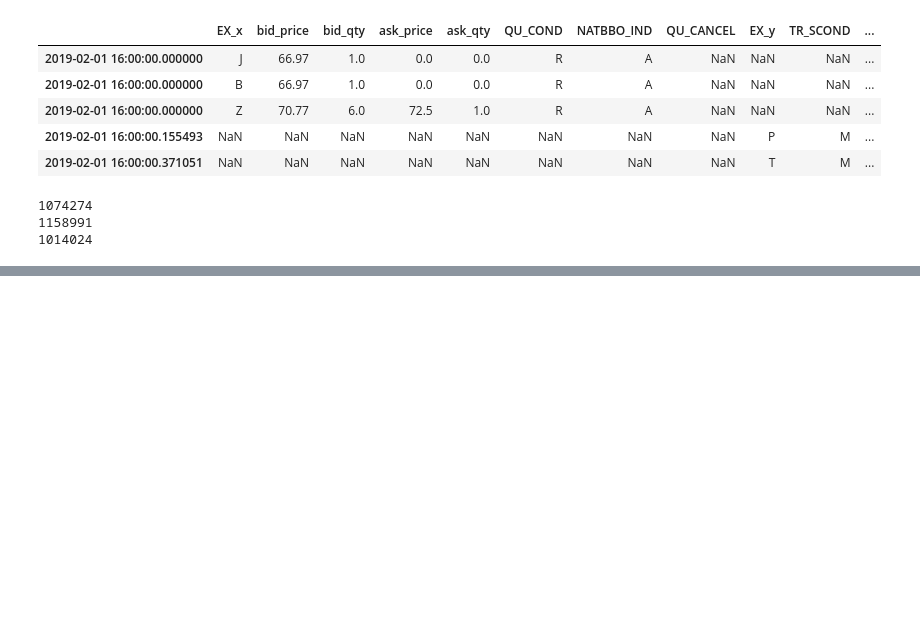
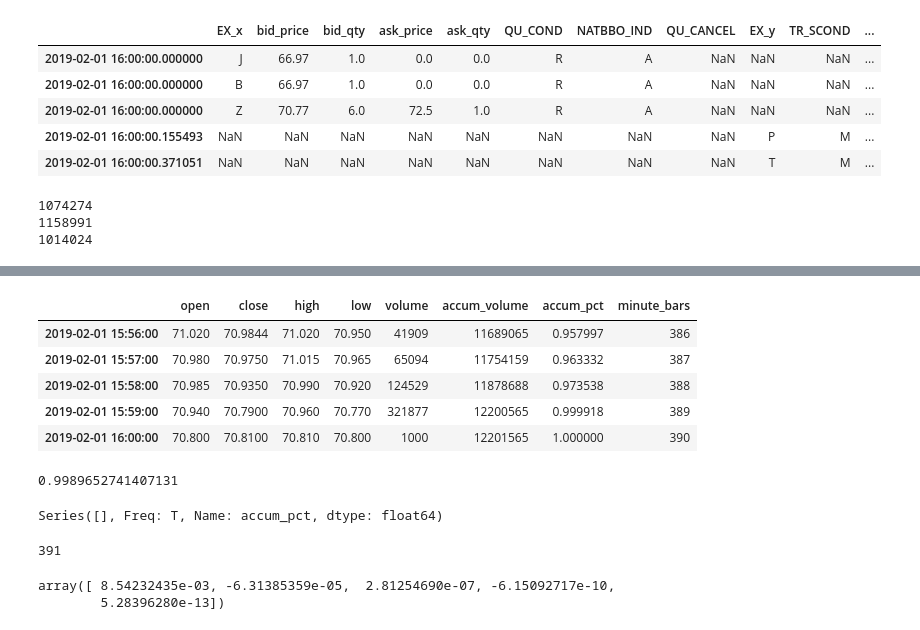
Before and after one commit to franklili3/Python-for-Finance-Engineering, a Jupyter notebook: homework4/homework4.ipynb, the cells around one changed output, grey strips where cells are left out. Cells and saved outputs as stored; diff of their text form; code cells hidden in the pictures; blank space fills up the shorter version.

```diff
--- a/homework4/homework4.ipynb
+++ b/homework4/homework4.ipynb
@@ -102,0 +150,9 @@ print(len(quotes))
+# %%
+minute_data.tail()
+# %% [output]
+|  | open | close | high | low | volume | accum_volume | accum_pct | minute_bars |
+| 2019-02-01 15:56:00 | 71.020 | 70.9844 | 71.020 | 70.950 | 41909 | 11689065 | 0.957997 | 386 |
+| 2019-02-01 15:57:00 | 70.980 | 70.9750 | 71.015 | 70.965 | 65094 | 11754159 | 0.963332 | 387 |
+| 2019-02-01 15:58:00 | 70.985 | 70.9350 | 70.990 | 70.920 | 124529 | 11878688 | 0.973538 | 388 |
+| 2019-02-01 15:59:00 | 70.940 | 70.7900 | 70.960 | 70.770 | 321877 | 12200565 | 0.999918 | 389 |
+| 2019-02-01 16:00:00 | 70.800 | 70.8100 | 70.810 | 70.800 | 1000 | 12201565 | 1.000000 | 390 |
@@ -102,0 +168,24 @@ print(len(quotes))
+# %%
+# now do the regression
+lm = linear_model.LinearRegression()
+model = lm.fit( X, y )
+predictions = lm.predict( X )
+# Rsquared
+lm.score( X, y )
+# %% [output]
+0.9989652741407131
+# %%
+# do we have any null values?
+y[y.isnull()]
+# %% [output]
+Series([], Freq: T, Name: accum_pct, dtype: float64)
+# %%
+len(X)
+# %% [output]
+391
+# %%
+# coefficients
+lm.coef_
+# %% [output]
+array([ 8.54232435e-03, -6.31385359e-05,  2.81254690e-07, -6.15092717e-10,
+        5.28396280e-13])
```
Also changed, not shown: parts of 28 cells of this notebook, 1 other file.
